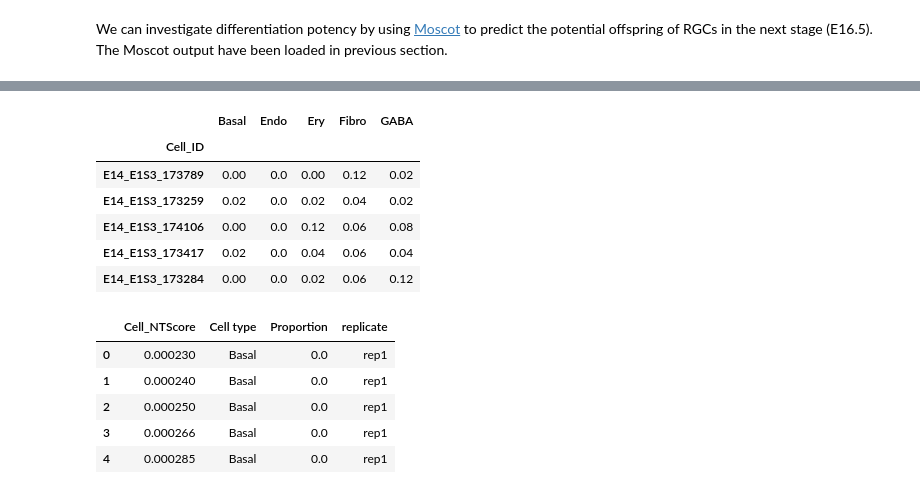
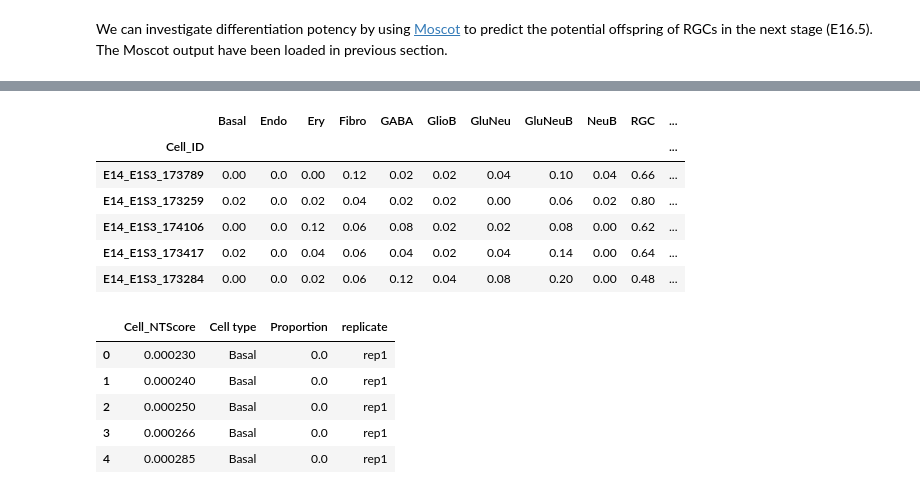
Before and after one commit to gyuanlab/ONTraC_website, a Jupyter notebook: docs/source/tutorials/st_based_analysis.ipynb, the cells around one changed output, grey strips where cells are left out. Saved outputs shown, nothing was run; the diff lists cells and outputs as text; code cells hidden in the pictures.

```diff
--- a/docs/source/tutorials/st_based_analysis.ipynb
+++ b/docs/source/tutorials/st_based_analysis.ipynb
@@ -343,18 +414,18 @@ E14_RGC_metacell_diff_p_2_df.iloc[:5,:5]
 # %%
 summary_df_3 = ot_res_process(ot_res3)
 E14_RGC_metacell_diff_p_3_df = construct_meta_cell_along_trajectory(
     meta_data_df = summary_df_3,
     trajectory = 'Cell_NTScore',
     n_cells = 10)
-E14_RGC_metacell_diff_p_3_df.iloc[:5,:5]
+E14_RGC_metacell_diff_p_3_df.head()
 # %% [output]
-|  | Basal | Endo | Ery | Fibro | GABA |
-| Cell_ID |  |  |  |  |  |
-| E14_E1S3_173789 | 0.00 | 0.0 | 0.00 | 0.12 | 0.02 |
-| E14_E1S3_173259 | 0.02 | 0.0 | 0.02 | 0.04 | 0.02 |
-| E14_E1S3_174106 | 0.00 | 0.0 | 0.12 | 0.06 | 0.08 |
-| E14_E1S3_173417 | 0.02 | 0.0 | 0.04 | 0.06 | 0.04 |
-| E14_E1S3_173284 | 0.00 | 0.0 | 0.02 | 0.06 | 0.12 |
+|  | Basal | Endo | Ery | Fibro | GABA | GlioB | GluNeu | GluNeuB | NeuB | RGC | ... |
+| Cell_ID |  |  |  |  |  |  |  |  |  |  | ... |
+| E14_E1S3_173789 | 0.00 | 0.0 | 0.00 | 0.12 | 0.02 | 0.02 | 0.04 | 0.10 | 0.04 | 0.66 | ... |
+| E14_E1S3_173259 | 0.02 | 0.0 | 0.02 | 0.04 | 0.02 | 0.02 | 0.00 | 0.06 | 0.02 | 0.80 | ... |
+| E14_E1S3_174106 | 0.00 | 0.0 | 0.12 | 0.06 | 0.08 | 0.02 | 0.02 | 0.08 | 0.00 | 0.62 | ... |
+| E14_E1S3_173417 | 0.02 | 0.0 | 0.04 | 0.06 | 0.04 | 0.02 | 0.04 | 0.14 | 0.00 | 0.64 | ... |
+| E14_E1S3_173284 | 0.00 | 0.0 | 0.02 | 0.06 | 0.12 | 0.04 | 0.08 | 0.20 | 0.00 | 0.48 | ... |
 # %%
 E14_RGC_metacell_diff_p_1_melted_df = E14_RGC_metacell_diff_p_1_df.melt(
     id_vars='Cell_NTScore',
```
Also changed, not shown: parts of 61 cells of this notebook.
